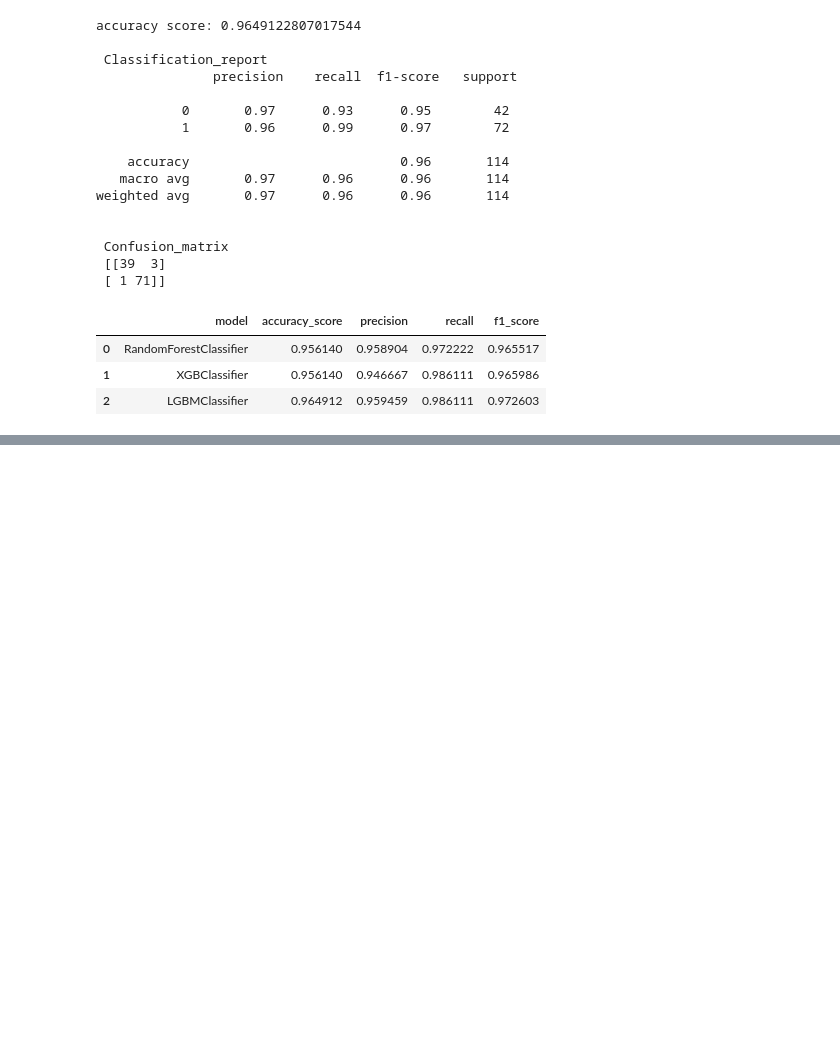
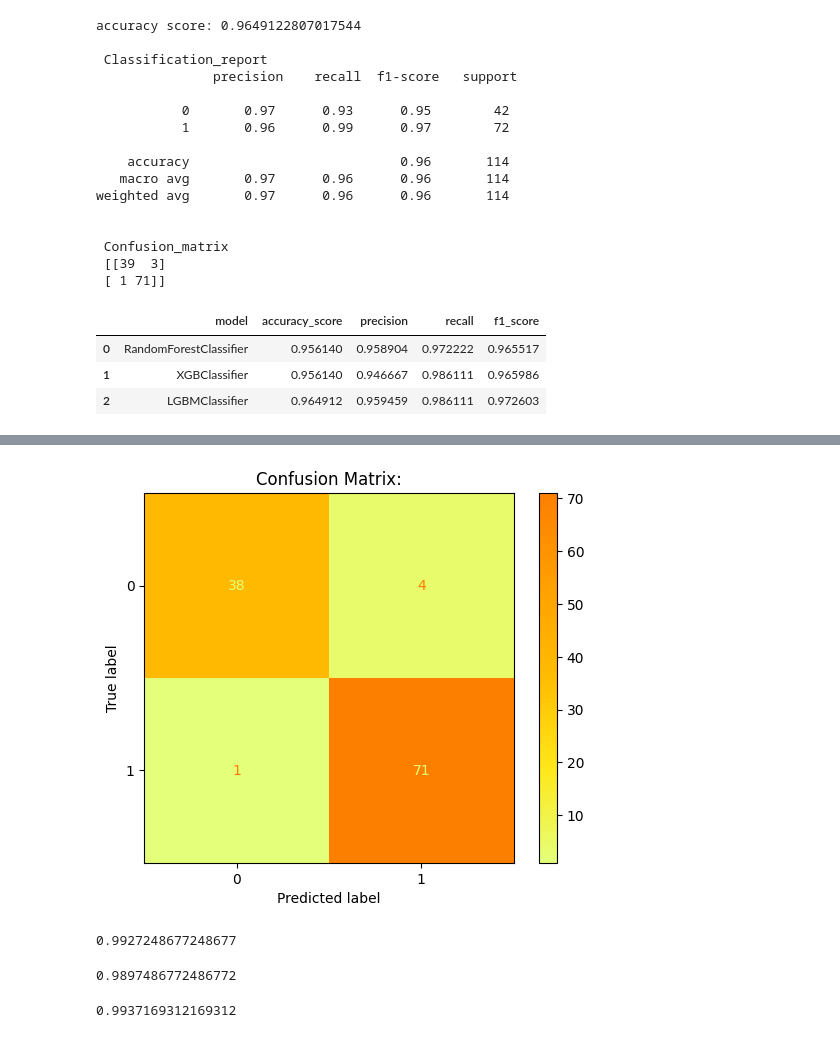
Before and after one commit to gurudev-1113/BootCamp, a Jupyter notebook: day6/BootcampD6.ipynb, the cells around one changed output, grey strips where cells are left out. Cells and saved outputs as stored; diff of their text form; code cells hidden in the pictures; blank space fills up the shorter version.

```diff
--- a/day6/BootcampD6.ipynb
+++ b/day6/BootcampD6.ipynb
@@ -211,0 +248,40 @@ comparision
+# %%
+cm = confusion_matrix(y_test,xgb_pred )
+disp=ConfusionMatrixDisplay(confusion_matrix=cm)
+disp.plot(cmap='Wistia')
+plt.title("Confusion Matrix:")
+plt.show()
+# %% [output]
+[figure, added]
+# %%
+from sklearn.metrics import roc_auc_score
+
+y_pred = xgb.predict(X_test)
+
+y_prob=xgb.predict_proba(X_test)[:,1]
+
+roc_score = roc_auc_score(y_test,y_prob)
+
+print(roc_score)
+# %% [output]
+0.9927248677248677
+# %%
+y_pred = lightgbm.predict(X_test)
+
+y_prob=lightgbm.predict_proba(X_test)[:,1]
+
+roc_score = roc_auc_score(y_test,y_prob)
+
+print(roc_score)
+# %% [output]
+0.9897486772486772
+# %%
+y_pred = rf.predict(X_test)
+
+y_prob=rf.predict_proba(X_test)[:,1]
+
+roc_score = roc_auc_score(y_test,y_prob)
+
+print(roc_score)
+# %% [output]
+0.9937169312169312
```
Also changed, not shown: parts of 6 cells of this notebook.
